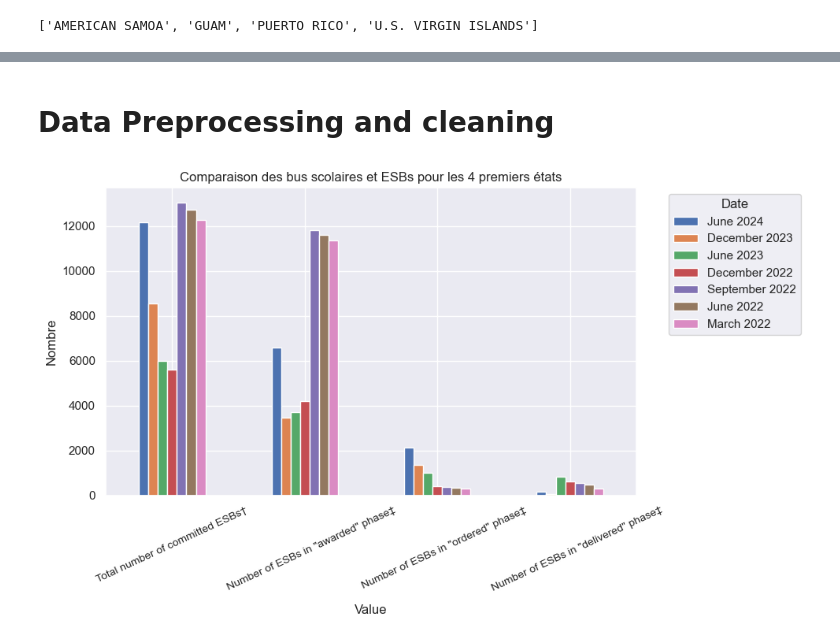
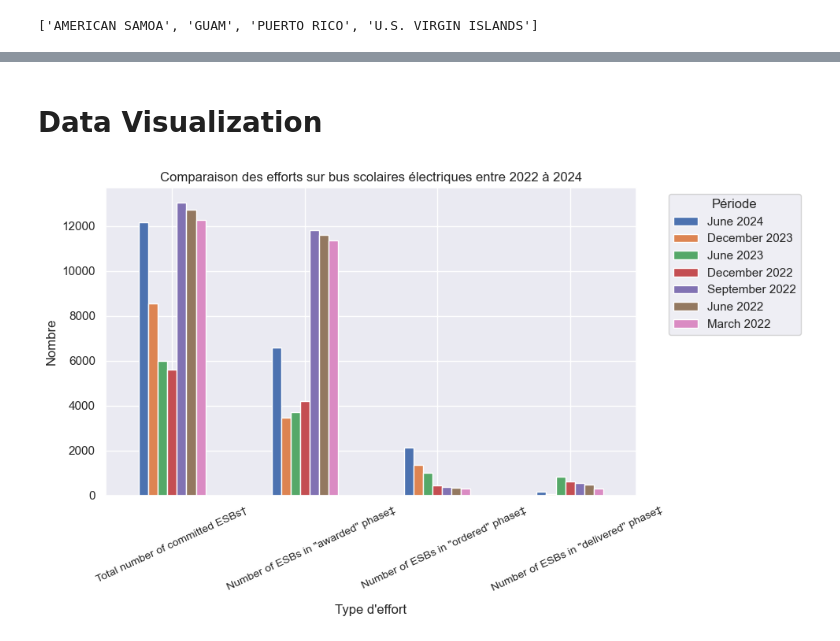
Before and after one commit to Samuel-engineer/Analyse-Exploratoire-et-Machine-Learning, a Jupyter notebook: Notebook.ipynb, the cells around one changed output, grey strips where cells are left out. Drawn from its saved outputs; the diff is of its cells as text; code cells hidden in the pictures.

```diff
--- a/Notebook.ipynb
+++ b/Notebook.ipynb
@@ -720,21 +574,22 @@ congredistrict_df
 # %% [markdown]
-# Data Preprocessing and cleaning
+# Data Visualization
 # %%
 # Sélectionner les 4 premières observations
 subset = stats_df.head(4)
 
 # Choisir quelques colonnes numériques pertinentes à visualiser
 cols_to_plot = [
     "June 2024",	"December 2023",	"June 2023",	"December 2022",	"September 2022",	"June 2022",	"March 2022"
 ]
 
 # Tracer le graphique
 subset.set_index('Value')[cols_to_plot].plot(kind='bar', figsize=(10,6))
+plt.xlabel("Type d'effort")
 plt.ylabel("Nombre")
-plt.title("Comparaison des bus scolaires et ESBs pour les 4 premiers états")
+plt.title("Comparaison des efforts sur bus scolaires électriques entre 2022 à 2024")
 plt.xticks(rotation=25, size=10)
-plt.legend(title="Date", bbox_to_anchor=(1.05, 1), loc='upper left')
+plt.legend(title="Période", bbox_to_anchor=(1.05, 1), loc='upper left')
 plt.tight_layout()
 plt.show()
 # %% [output]
-[figure, old version]
+[figure, new version]
```
Also changed, not shown: parts of 92 cells of this notebook.
